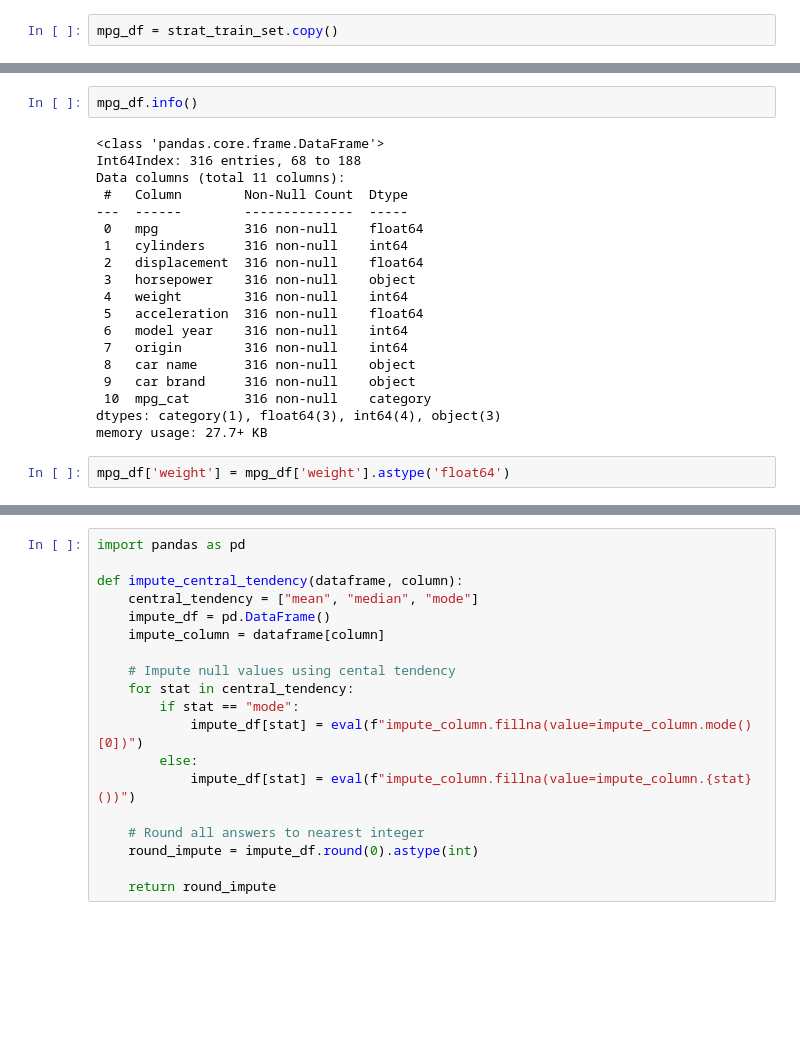
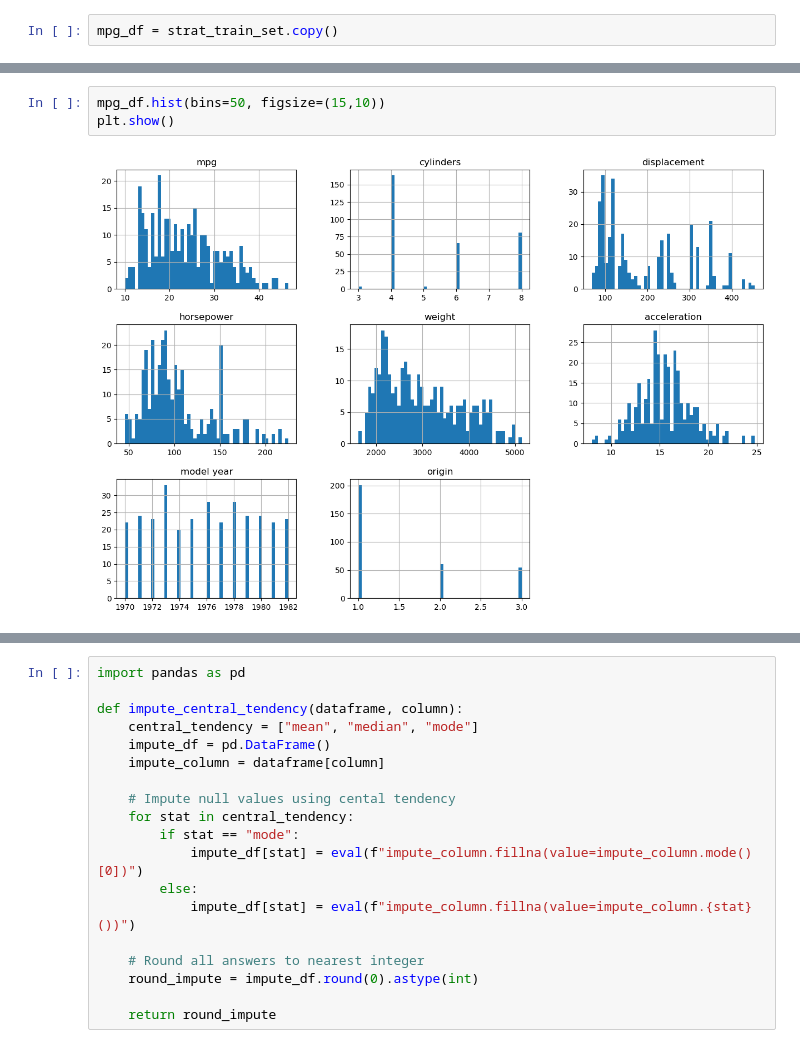
Before and after one commit to roijacob/data-science-projects, a Jupyter notebook: auto-mpg/notebook.ipynb, the cells around one changed output, grey strips where cells are left out. Saved outputs shown, nothing was run; the diff lists cells and outputs as text; blank space fills up the shorter version.

```diff
--- a/auto-mpg/notebook.ipynb
+++ b/auto-mpg/notebook.ipynb
@@ -199,23 +200,5 @@ mpg_df.head()
-# %%
-mpg_df.info()
-# %% [output]
-<class 'pandas.core.frame.DataFrame'>
-Int64Index: 316 entries, 68 to 188
-Data columns (total 11 columns):
- #   Column        Non-Null Count  Dtype
----  ------        --------------  -----
- 0   mpg           316 non-null    float64
- 1   cylinders     316 non-null    int64
- 2   displacement  316 non-null    float64
- 3   horsepower    316 non-null    object
- 4   weight        316 non-null    int64
- 5   acceleration  316 non-null    float64
- 6   model year    316 non-null    int64
- 7   origin        316 non-null    int64
- 8   car name      316 non-null    object
- 9   car brand     316 non-null    object
- 10  mpg_cat       316 non-null    category
-dtypes: category(1), float64(3), int64(4), object(3)
-memory usage: 27.7+ KB
-# %%
-mpg_df['weight'] = mpg_df['weight'].astype('float64')
+# %%
+mpg_df.hist(bins=50, figsize=(15,10))
+plt.show()
+# %% [output]
+[figure, added]
```
Also changed, not shown: parts of 26 cells of this notebook.
